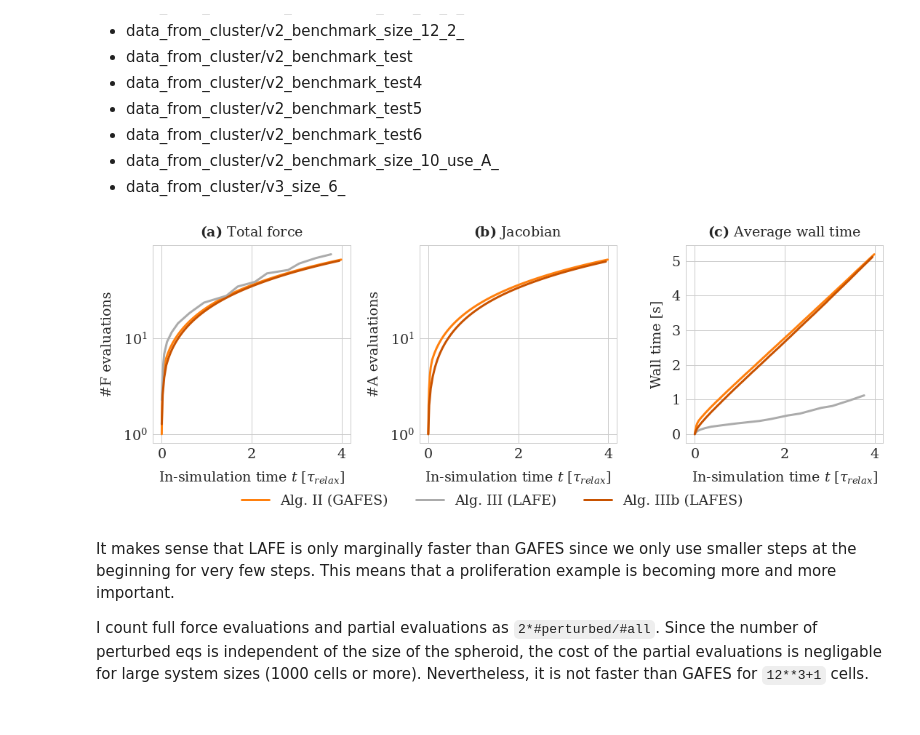
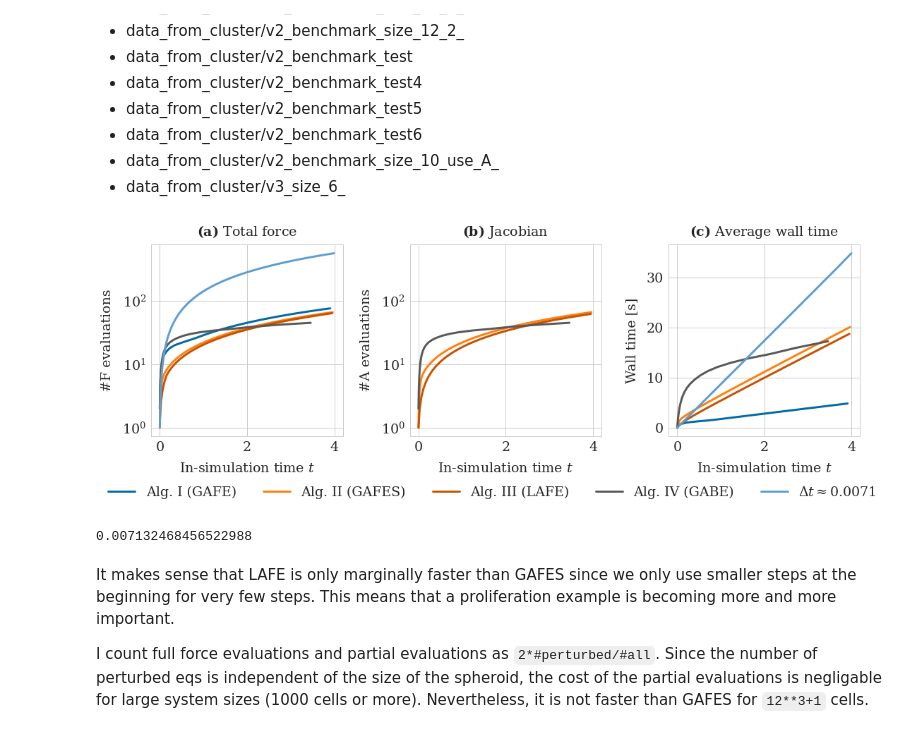
Before and after one commit to somathias/cbmos, a Jupyter notebook: experiments/exp-draft_single_proliferation_event_within_spheroid.ipynb, the cells around one changed output. Drawn from its saved outputs; the diff is of its cells as text; code cells hidden in the pictures.

```diff
--- a/experiments/exp-draft_single_proliferation_event_within_spheroid.ipynb
+++ b/experiments/exp-draft_single_proliferation_event_within_spheroid.ipynb
@@ -233,17 +416,17 @@ Run script (allows for larger spheroid sizes) and import results here.
 # %%
 import json
-with open('dt_0s.json', 'r') as f:
+with open('dt_0s_eps0.005_m12.json', 'r') as f:
     dt_0s = json.load( f)
 
-with open('dt_sts.json', 'r') as f:
+with open('dt_sts_eps0.005_m12.json', 'r') as f:
     dt_sts = json.load(f)
 # %%
 sizes = [2, 3, 4, 5, 6, 7, 8, 9, 10]
 # %%
 alg = 'EF_local_adap'
 params[alg]['write_to_file'] = True
-params[alg]['eps'] = 0.01
-params[alg]['m0'] = 4
+params[alg]['eps'] = 0.005
+params[alg]['m0'] = 12
 
 tf = 1.0
 t_data = [0, tf]
@@ -267,13 +450,14 @@ for l in sizes:
 fig, (ax1, ax2, ax3) = plt.subplots(1, 3, figsize=(18, 5), sharex=True, gridspec_kw={'hspace':0.2, 'wspace': 0.3})
 
 ax1.get_shared_y_axes().join(ax1, ax2)
+algorithms = ['EF_glob_adap_acc', 'EF_glob_adap_stab' ,  'EF_local_adap', 'EB_global_adap' ]
 
 for alg in algorithms:
     ax1.loglog([l**3 for l in sizes], dt_0s[alg], label=labels[alg])
 ax1.legend()
 ax1.set_title(r'$\bf{(a)}$ Initial time step $\Delta t_0$')
 ax1.set(xlabel='#Cells')
-ax1.set(ylabel=r'$\Delta t \ [\tau_{relax}]$')
+ax1.set(ylabel=r'$\Delta t$')
 ax1.set_ylim([0.003, 2])
 
 for alg in algorithms:
@@ -290,7 +474,7 @@ ax3.plot([l**3 for l in sizes], n_eqs, color=defcolors[2], label='Alg. III (LAFE
 ax3.set_ylim([-0.5,10.5])
 ax3.set(xlabel='#Cells')
 ax3.set(ylabel='#Equations')
-ax3.set_title(r'$\bf{(c)}$ Eqs. solved with $\Delta t_{min}$ at $t=0$')
+ax3.set_title(r'$\bf{(c)}$ Eqs. solved with $\Delta \tau_0$ at $t=0$')
 ax3.legend()
 
 plt.savefig('dependence_n_cells.pdf', bbox_inches='tight')
@@ -494,7 +678,9 @@ Results from new version:
 - data_from_cluster/v3_size_6_
 # %%
 algorithms = ['EF_glob_adap_acc', 'EF_glob_adap_stab' ,  'EF_local_adap', 'EF_local_adap_stab', 'EB_global_adap', 'fixed_dt' ]
-algorithms = ['EF_glob_adap_stab', 'EF_local_adap', 'EF_local_adap_stab']
+algorithms = ['EF_glob_adap_acc', 'EF_glob_adap_stab' ,  'EF_local_adap_stab', 'EB_global_adap', 'fixed_dt' ]
+
+#algorithms = ['EF_glob_adap_stab', 'EF_local_adap', 'EF_local_adap_stab']
 #algorithms = ['EF_glob_adap_acc',  'EF_local_adap', 'fixed_dt' ]
 colors = {'EF_glob_adap_acc': defcolors[0],
           'EF_glob_adap_stab': defcolors[1] ,
@@ -515,7 +701,8 @@ ts_s = {}
 F_evaluations = {}
 A_evaluations = {}
 for alg in algorithms:
-    with open('scripts_cluster/benchmark_202204271310_size8_eps0.005_m6_'+alg+'.json', 'r') as f:
+    #with open('data_from_cluster/20220428_benchmark_size_10_eps0.005_m14s17_'+alg+'.json', 'r') as f:
+    with open('data_from_cluster/20220501_benchmark_size_10_eps0.005_m14s17_'+alg+'.json', 'r') as f:
         data = json.load(f)
         exec_times[alg] = data['exec_times']
         min_exec_times[alg] = data['min_exec_times']
@@ -529,38 +716,43 @@ for alg in algorithms:
 labels['EF_local_adap_stab'] ='Alg. IIIb (LAFES)'
 
 fig, (ax1, ax2, ax3) = plt.subplots(1, 3, figsize=(18, 6), gridspec_kw={'hspace':0.2, 'wspace': 0.35})
 
 for i, alg in enumerate(algorithms):
     ax3.plot(ts_s[alg][:-1], exec_times[alg], label=labels[alg], color=colors[alg])
 #    ax1.plot(ts_s[alg][:-1], min_exec_times[alg], label=labels[alg], linestyle='--', color=defcolors[i])
 #    ax1.plot(ts_s[alg][:-1], max_exec_times[alg], label=labels[alg], linestyle=':', color=defcolors[i])
     ax1.semilogy(ts_s[alg][:-1], F_evaluations[alg][:len(ts_s[alg])-1], label=labels[alg],  color=colors[alg])
     ax2.semilogy(ts_s[alg][:-1], A_evaluations[alg][:len(ts_s[alg])-1], label=labels[alg],  color=colors[alg])
 #ax2.legend()
-ax1.set(xlabel=r'In-simulation time $t$ [$ \tau_{relax}$]')
+ax1.set(xlabel=r'In-simulation time $t$')
 ax3.set_ylabel('Wall time [s]')
 
-ax2.set(xlabel=r'In-simulation time $t$ [$ \tau_{relax}$]')
-ax3.set(xlabel=r'In-simulation time $t$ [$ \tau_{relax}$]')
+ax2.set(xlabel=r'In-simulation time $t$')
+ax3.set(xlabel=r'In-simulation time $t$')
 
 #fig.legend(['Alg. I (GAFE)',  'Alg. II (GAFES)', 'Alg. III (LAFE)', 'Alg. IIIb (LAFES)', 'Alg. IV (GABE)', r'$\Delta t\approx$'+str(np.round(dt_f, 4))], loc=8, ncol=6)
+fig.legend(['Alg. I (GAFE)',  'Alg. II (GAFES)', 'Alg. III (LAFE)', 'Alg. IV (GABE)', r'$\Delta t\approx$'+str(np.round(dt_f, 4))], loc=8, ncol=6)
 
-fig.legend([ 'Alg. II (GAFES)', 'Alg. III (LAFE)', 'Alg. IIIb (LAFES)'], loc=8, ncol=6)
+#fig.legend([ 'Alg. II (GAFES)', 'Alg. III (LAFE)', 'Alg. IIIb (LAFES)'], loc=8, ncol=6)
 #ax1.set_ylim([-0.5, 38])
 fig.subplots_adjust(bottom=0.25)
 
 ax1.set_title(r'$\bf{(a)}$ Total force')
 ax2.set_title(r'$\bf{(b)}$ Jacobian')
 ax3.set_title(r'$\bf{(c)}$ Average wall time')
 
 
 ax2.get_shared_y_axes().join(ax1, ax2)
 #ax3.set_yticklabels([])
 ax1.set(ylabel=r'#F evaluations')
 ax2.set(ylabel=r'#A evaluations')
 plt.savefig('locally_comp_spheroid_benchmark.pdf', bbox_inches='tight')
 # %% [output]
-[figure, old version]
+[figure, new version]
+# %%
+ts_s['EF_glob_adap_acc'][1] - ts_s['EF_glob_adap_acc'][0]
+# %% [output]
+0.007132468456522988
 # %% [markdown]
 It makes sense that LAFE is only marginally faster than GAFES since we only use smaller steps at the beginning for very few steps. This means that a proliferation example is becoming more and more important.
 
```
Also changed, not shown: parts of 21 cells of this notebook, 4 other files.
